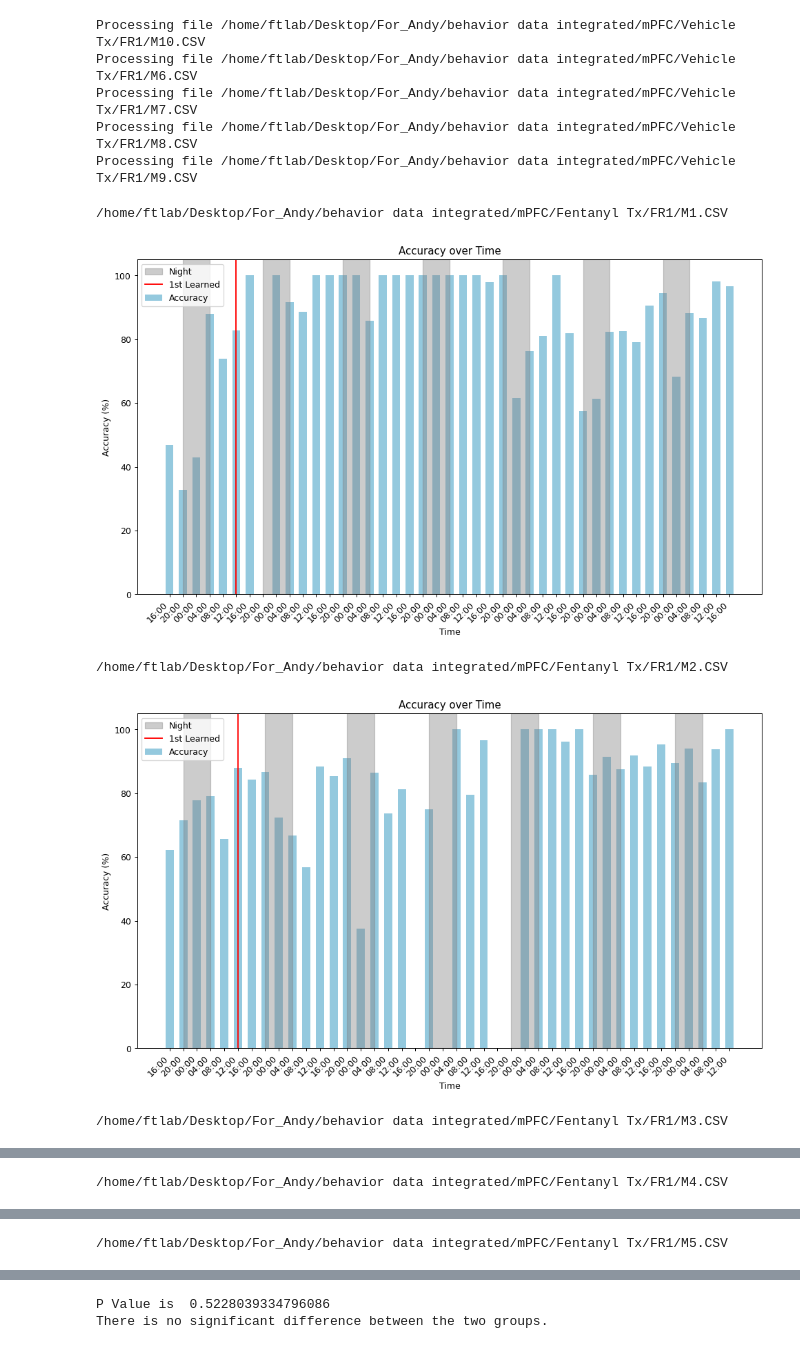
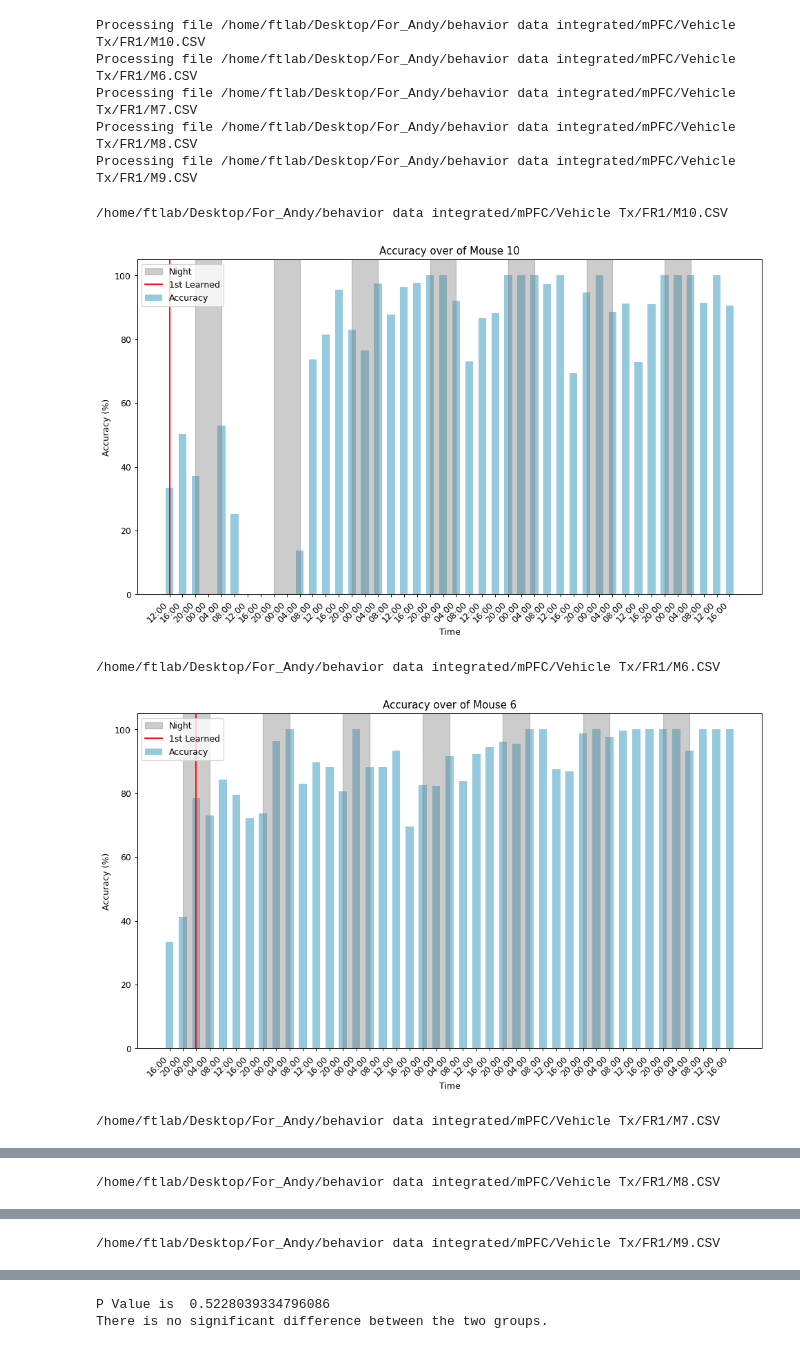
Before and after one commit to ftlabucsd/FEDUPP, a Jupyter notebook: mPFC FR1 accuracy.ipynb, the cells around one changed output, grey strips where cells are left out. Cells and saved outputs as stored; diff of their text form; code cells hidden in the pictures.

```diff
--- a/mPFC FR1 accuracy.ipynb
+++ b/mPFC FR1 accuracy.ipynb
@@ -11,4 +11,0 @@ import paths
-# %%
-data = instant_acc(path=paths.fr1_fent[0], csv=True)
-stamp, hrs = time_high_acc(data)
-graph_instant_acc(data, None, None, stamp)
@@ -50,7 +45,8 @@ for each in paths.fr1_fent:
     print(each)
     data = instant_acc(path=each, csv=True)
     stamp, hrs = time_high_acc(data)
+    num = get_bhv_num(each)
     ctrl_times.append(hrs)
-    graph_instant_acc(data, None, None, stamp)
+    graph_instant_acc(data, None, num, stamp)
 # %% [output]
 /home/ftlab/Desktop/For_Andy/behavior data integrated/mPFC/Fentanyl Tx/FR1/M1.CSV
@@ -81,15 +77,16 @@ veh_ending = [71.0, 78.0, 82.0, 83.0, 77.0]
 # %%
 exp_times = []
 
-for each in paths.fr1_fent:
+for each in paths.fr1_veh:
     print(each)
     data = instant_acc(path=each, csv=True)
     stamp, hrs = time_high_acc(data)
+    num = get_bhv_num(each)
     exp_times.append(hrs)
-    graph_instant_acc(data, None, None, stamp)
+    graph_instant_acc(data, None, num, stamp)
 # %% [output]
-/home/ftlab/Desktop/For_Andy/behavior data integrated/mPFC/Fentanyl Tx/FR1/M1.CSV
+/home/ftlab/Desktop/For_Andy/behavior data integrated/mPFC/Vehicle Tx/FR1/M10.CSV
-[figure, old version]
+[figure, new version]
-/home/ftlab/Desktop/For_Andy/behavior data integrated/mPFC/Fentanyl Tx/FR1/M2.CSV
+/home/ftlab/Desktop/For_Andy/behavior data integrated/mPFC/Vehicle Tx/FR1/M6.CSV
-[figure, old version]
+[figure, new version]
-/home/ftlab/Desktop/For_Andy/behavior data integrated/mPFC/Fentanyl Tx/FR1/M3.CSV
+/home/ftlab/Desktop/For_Andy/behavior data integrated/mPFC/Vehicle Tx/FR1/M7.CSV
@@ -97 +94 @@ for each in paths.fr1_fent:
-/home/ftlab/Desktop/For_Andy/behavior data integrated/mPFC/Fentanyl Tx/FR1/M4.CSV
+/home/ftlab/Desktop/For_Andy/behavior data integrated/mPFC/Vehicle Tx/FR1/M8.CSV
@@ -99 +96 @@ for each in paths.fr1_fent:
-/home/ftlab/Desktop/For_Andy/behavior data integrated/mPFC/Fentanyl Tx/FR1/M5.CSV
+/home/ftlab/Desktop/For_Andy/behavior data integrated/mPFC/Vehicle Tx/FR1/M9.CSV
```
Also changed, not shown: parts of 4 cells of this notebook, 28 other files.
